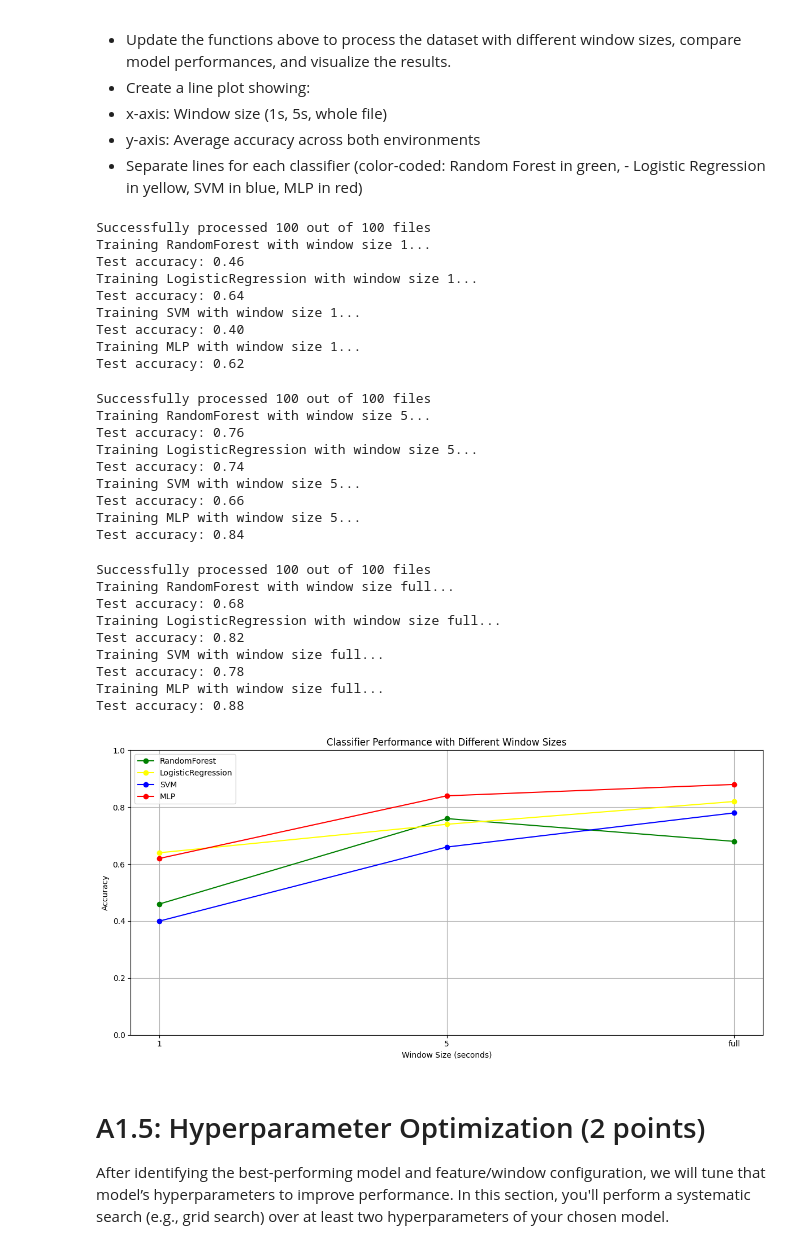
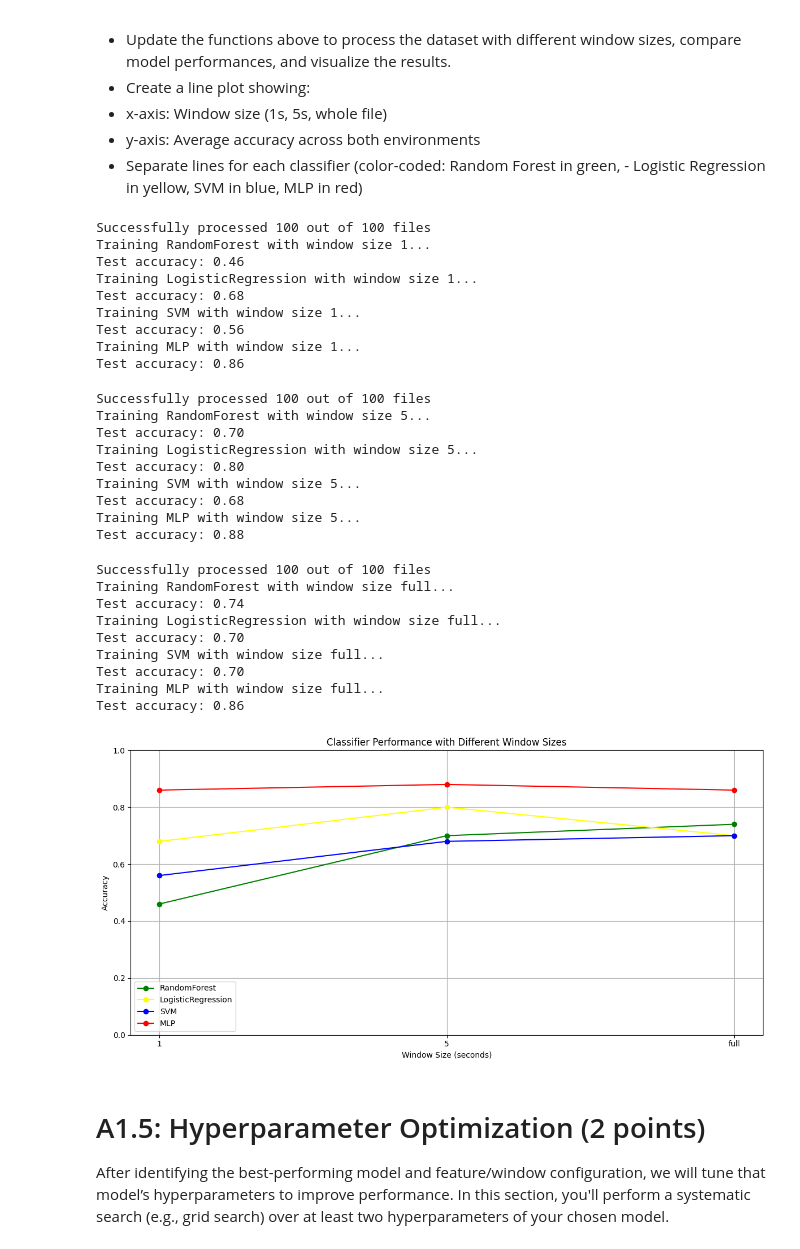
Before and after one commit to Sharwin24/Machine-Learning-and-Sensing, a Jupyter notebook: A1/Assignment1.ipynb, the cells around one changed output. Drawn from its saved outputs; the diff is of its cells as text; code cells hidden in the pictures.

Commit message:
Creating images

```diff
--- a/A1/Assignment1.ipynb
+++ b/A1/Assignment1.ipynb
@@ -794,7 +794,7 @@ for w in WINDOW_SIZES:
   for classifier_name, classifier in classifiers.items():
     print(f"Training {classifier_name} with window size {w}...")
     X_train, X_test, y_train, y_test = train_test_environment_split(
-        X, y, metadata, train_env=ENVIRONMENTS[0], test_env=ENVIRONMENTS[1]
+        X, y, metadata, train_env=ENVIRONMENTS[1], test_env=ENVIRONMENTS[0]
     )
     trained_model, accuracy = train_and_evaluate_model(
         classifier, X_train, X_test, y_train, y_test
@@ -814,45 +814,45 @@ for classifier_name, results in plotting_data.items():
     window_sizes, accuracies = zip(*results)
     plt.plot(window_sizes, accuracies, marker='o',
              label=classifier_name, color=classifier_colors[classifier_name])
 
 plt.title('Classifier Performance with Different Window Sizes')
 plt.xlabel('Window Size (seconds)')
 plt.ylabel('Accuracy')
 plt.ylim(0, 1)
 # plt.xticks(WINDOW_SIZES)
 plt.grid()
 plt.legend()
 plt.tight_layout()
 plt.show()
 # %% [output]
 Successfully processed 100 out of 100 files
 Training RandomForest with window size 1...
 Test accuracy: 0.46
 Training LogisticRegression with window size 1...
-Test accuracy: 0.64
+Test accuracy: 0.68
 Training SVM with window size 1...
-Test accuracy: 0.40
+Test accuracy: 0.56
 Training MLP with window size 1...
-Test accuracy: 0.62
+Test accuracy: 0.86
 Successfully processed 100 out of 100 files
 Training RandomForest with window size 5...
-Test accuracy: 0.76
+Test accuracy: 0.70
 Training LogisticRegression with window size 5...
-Test accuracy: 0.74
+Test accuracy: 0.80
 Training SVM with window size 5...
-Test accuracy: 0.66
+Test accuracy: 0.68
 Training MLP with window size 5...
-Test accuracy: 0.84
+Test accuracy: 0.88
 Successfully processed 100 out of 100 files
 Training RandomForest with window size full...
-Test accuracy: 0.68
+Test accuracy: 0.74
 Training LogisticRegression with window size full...
-Test accuracy: 0.82
+Test accuracy: 0.70
 Training SVM with window size full...
-Test accuracy: 0.78
+Test accuracy: 0.70
 Training MLP with window size full...
-Test accuracy: 0.88
+Test accuracy: 0.86
-[figure, old version]
+[figure, new version]
 # %% [markdown]
 # A1.5: Hyperparameter Optimization (2 points)
 
```
Also changed, not shown: parts of 1 cell of this notebook, 4 other files.
